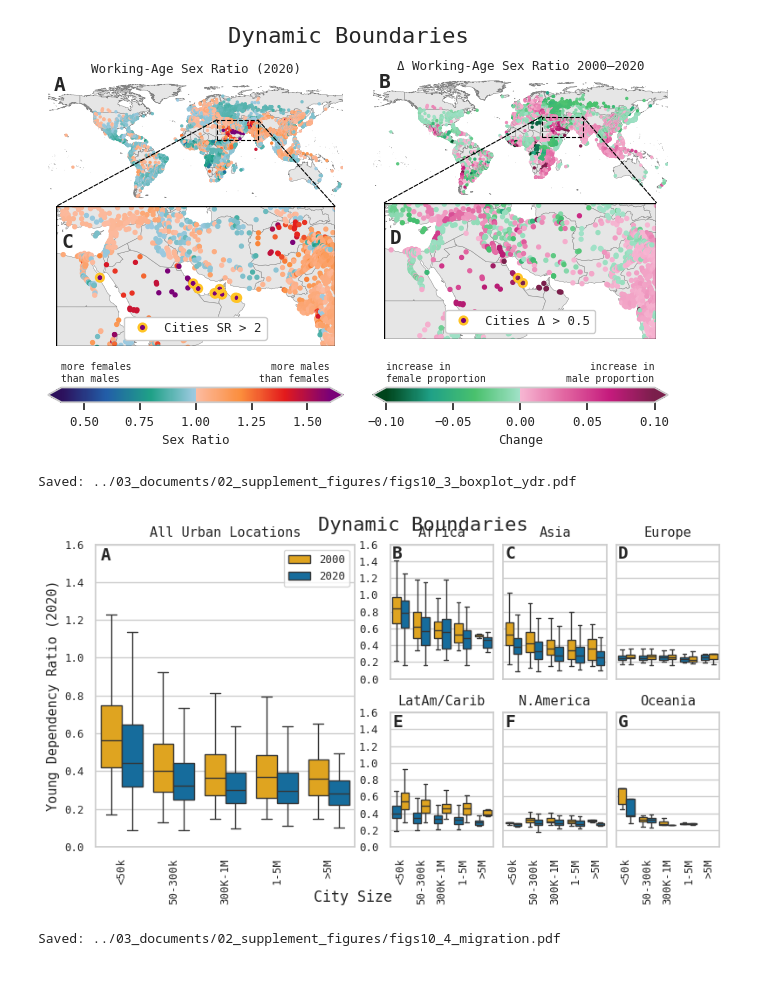
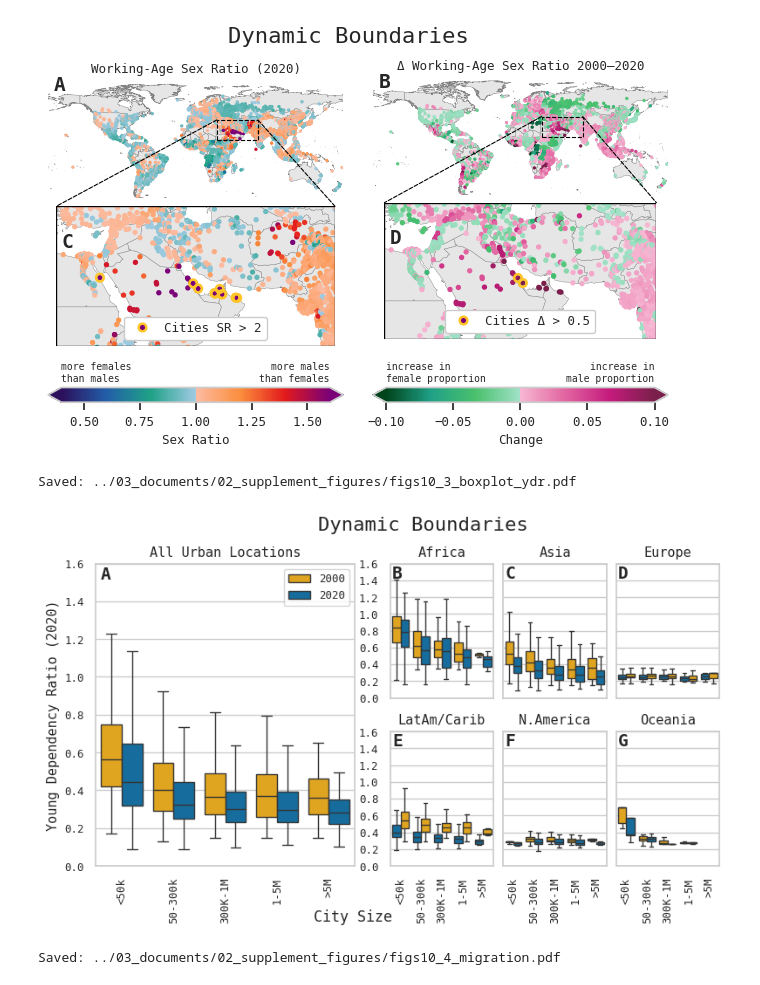
Before and after one commit to zimmermaps/urban_demography, a Jupyter notebook: 02_code/06_supplement_figures.ipynb, the cells around one changed output. Cells and saved outputs as stored; diff of their text form; code cells hidden in the pictures.

Commit message:
new figures

```diff
--- a/02_code/06_supplement_figures.ipynb
+++ b/02_code/06_supplement_figures.ipynb
@@ -755,8 +755,6 @@ for i, cont in enumerate(continent_groups):
         cmap=migration_cmap,
         norm=norm_migration,
         s=10,
-        edgecolor="black",
-        linewidth=0.0001,
         alpha=0.8
     )
     ax.plot([1,1e8], [1,1e8], linestyle="--", linewidth=1, color="k", alpha=1.0, zorder=0)
@@ -1044,35 +1042,35 @@ for i, ax in enumerate(small_axes):
     col = i % 3
     if col == 0:
         ax.set_position([pos.x0 + 0, pos.y0, pos.width, pos.height])
     elif col == 1:
         ax.set_position([pos.x0 -0.03, pos.y0, pos.width, pos.height])
     elif col == 2:
         ax.set_position([pos.x0 - 0.06, pos.y0, pos.width, pos.height])
 
 # Subplot letters
 subplot_letters = ['A','B','C','D','E','F','G']
 all_axes = [ax_big] + small_axes
 for ax, letter in zip(all_axes, subplot_letters):
     ax.text(0.02, 0.99, letter, transform=ax.transAxes, fontsize=14, fontweight='bold', va='top', ha='left', fontproperties=mono_font)
 
 # Single x-axis label under figure
 fig3.text(0.42, -0.03, "City Size", fontproperties=mono_font, fontsize=12, ha='center')
 
 # Add global title
 fig3.suptitle(
     "Dynamic Boundaries",
     fontproperties=mono_font,
     fontsize=16,
-    y=0.95
+    y=1
 )
 
 # Save figure
 fig3_path = FIGURE_FOLDER / 'figs10_3_boxplot_ydr.pdf'
 safe_savefig(fig3_path, fig3)
 plt.show()
 # %% [output]
 Saved: ../03_documents/02_supplement_figures/figs10_3_boxplot_ydr.pdf
-[figure, old version]
+[figure, new version]
 # %%
 # 10. Figure 4 — Net Migration vs Natural Change
 # Setup: continent mapping, city size, and label specs
```
Also changed, not shown: parts of 2 cells of this notebook, 20 other files.
